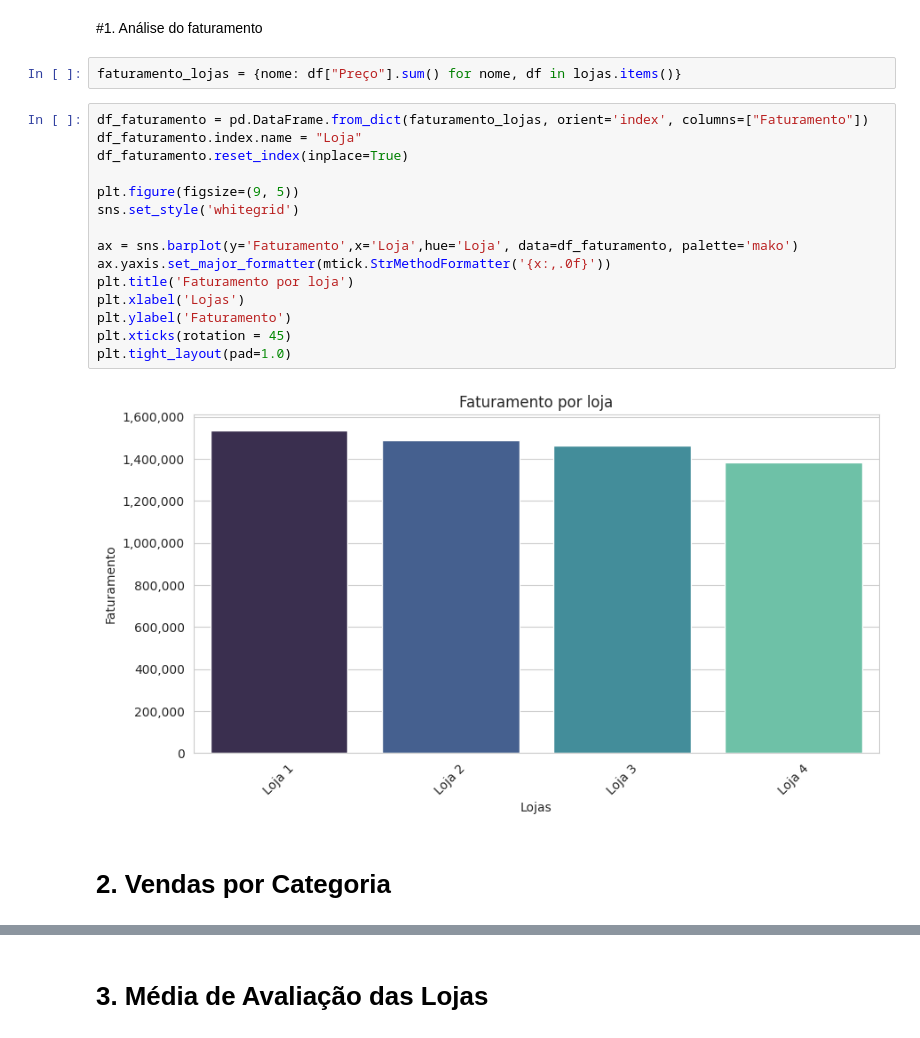
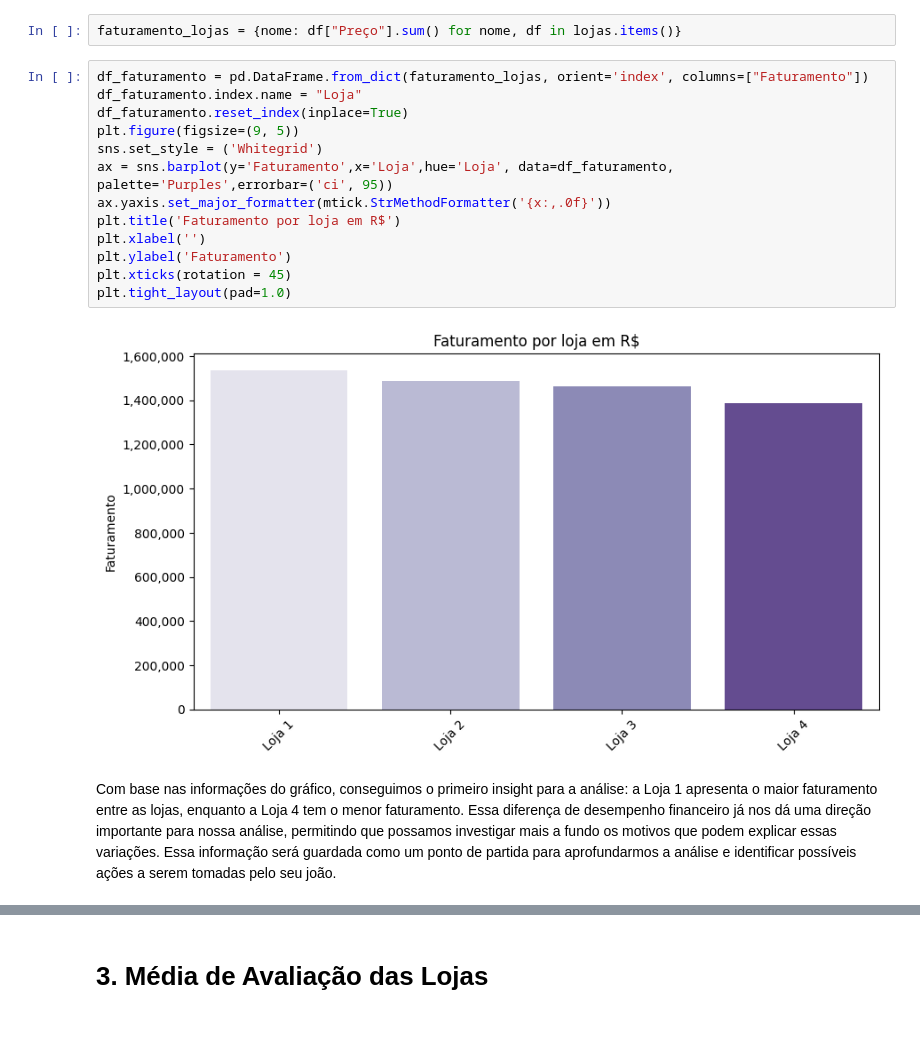
Before and after one commit to SScliff/Projeto_DataScience_alura, a Jupyter notebook: AluraStoreBr.ipynb, the cells around one changed output, grey strips where cells are left out. Cells and saved outputs as stored; diff of their text form.

```diff
--- a/AluraStoreBr.ipynb
+++ b/AluraStoreBr.ipynb
@@ -38,23 +69,19 @@ loja1.head()
-# %% [markdown]
-#1. Análise do faturamento
 # %%
 faturamento_lojas = {nome: df["Preço"].sum() for nome, df in lojas.items()}
 # %%
 df_faturamento = pd.DataFrame.from_dict(faturamento_lojas, orient='index', columns=["Faturamento"])
 df_faturamento.index.name = "Loja"
 df_faturamento.reset_index(inplace=True)
-
 plt.figure(figsize=(9, 5))
-sns.set_style('whitegrid')
-
-ax = sns.barplot(y='Faturamento',x='Loja',hue='Loja', data=df_faturamento, palette='mako')
+sns.set_style = ('Whitegrid')
+ax = sns.barplot(y='Faturamento',x='Loja',hue='Loja', data=df_faturamento, palette='Purples',errorbar=('ci', 95))
 ax.yaxis.set_major_formatter(mtick.StrMethodFormatter('{x:,.0f}'))
-plt.title('Faturamento por loja')
-plt.xlabel('Lojas')
+plt.title('Faturamento por loja em R$')
+plt.xlabel('')
 plt.ylabel('Faturamento')
 plt.xticks(rotation = 45)
 plt.tight_layout(pad=1.0)
 # %% [output]
-[figure, old version]
+[figure, new version]
-# %% [markdown]
-# 2. Vendas por Categoria
+# %% [markdown]
+Com base nas informações do gráfico, conseguimos o primeiro insight para a análise: a Loja 1 apresenta o maior faturamento entre as lojas, enquanto a Loja 4 tem o menor faturamento. Essa diferença de desempenho financeiro já nos dá uma direção importante para nossa análise, permitindo que possamos investigar mais a fundo os motivos que podem explicar essas variações. Essa informação será guardada como um ponto de partida para aprofundarmos a análise e identificar possíveis ações a serem tomadas pelo seu joão.
```
Also changed, not shown: parts of 14 cells of this notebook.
